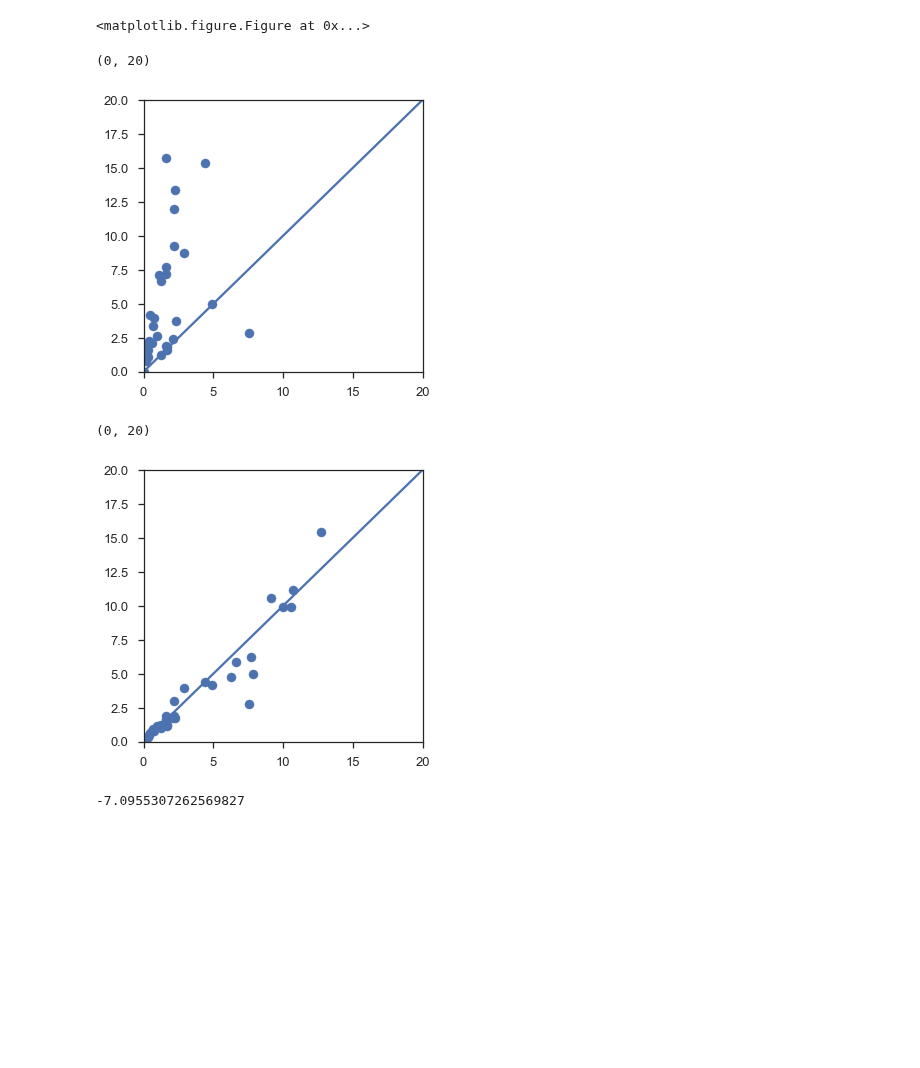
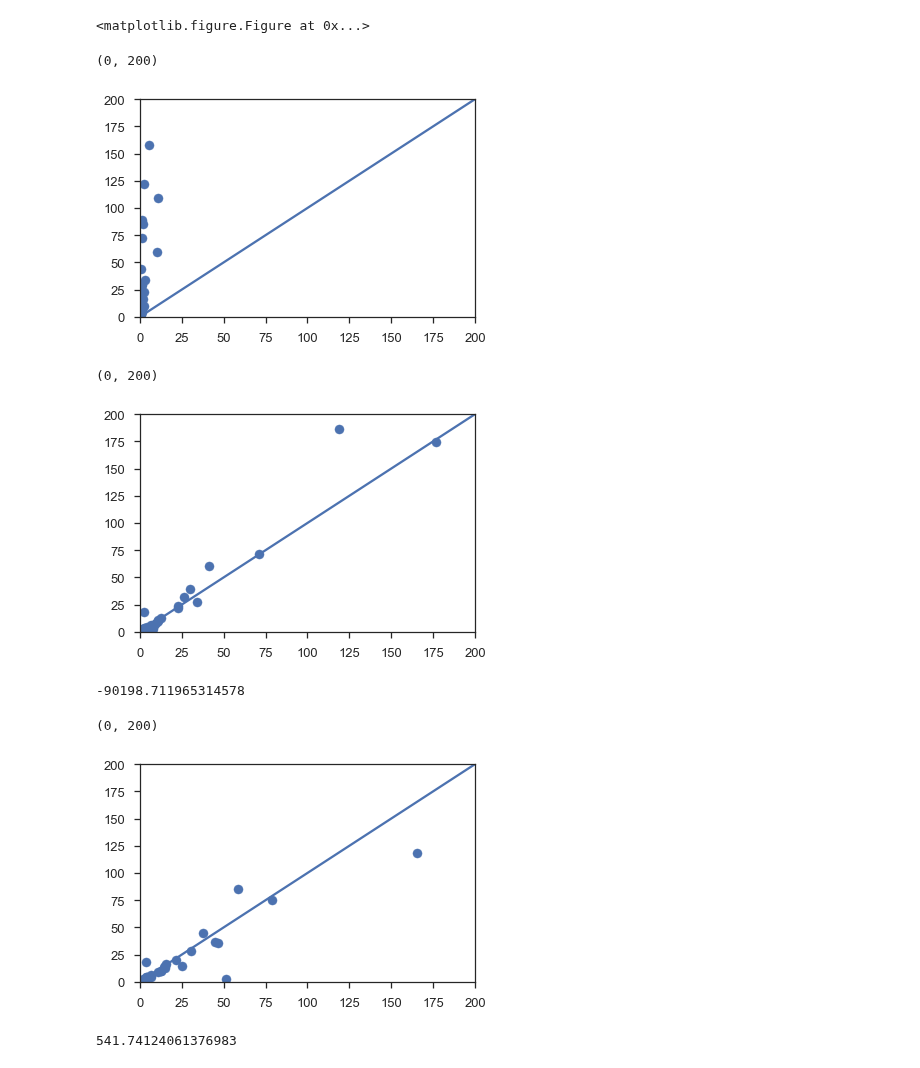
Before and after one commit to jessepisel/criticalandstrategic, a Jupyter notebook: Imputed Critical mineral EDA.ipynb, the cells around one changed output. Saved outputs shown, nothing was run; the diff lists cells and outputs as text; code cells hidden in the pictures; blank space fills up the shorter version.

```diff
--- a/Imputed Critical mineral EDA.ipynb
+++ b/Imputed Critical mineral EDA.ipynb
@@ -265,18 +265,18 @@ for i in range(len(dataColumns)):
 randomMae=[]
 for i in range(len(dataColumns)):
     try:
-        randoms=np.random.randint(0,np.ceil(np.max(correctValues[i])),len(correctValues[i]))
+        randoms=np.random.randint(0,np.ceil(np.max(nure[dataColumns[i]].dropna())),len(correctValues[i]))
     except:
         randoms=np.zeros(len(correctValues[5]))
     randomMae.append(mean_absolute_error(correctValues[i], randoms))
 # %%
 plt.scatter(mae, randomMae)
 plt.plot(range(300))
-plt.xlim(0,20)
-plt.ylim(0,20)
+plt.xlim(0,200)
+plt.ylim(0,200)
 # %% [output]
-(0, 20)
+(0, 200)
-[figure, old version]
+[figure, new version]
 # %%
 means=[]
 for i in range(len(dataColumns)):
@@ -288,16 +288,15 @@ for i in range(len(dataColumns)):
 # %%
 plt.scatter(mae, means)
 plt.plot(range(300))
-plt.xlim(0,20)
-plt.ylim(0,20)
+plt.xlim(0,200)
+plt.ylim(0,200)
 # %% [output]
-(0, 20)
+(0, 200)
-[figure, old version]
+[figure, new version]
 # %%
 differences=[]
 for i in range(len(mae)):
     differences.append(mae[i]-randomMae[i])
+sum(differences)
+# %% [output]
+-90198.711965314578
-# %%
-np.median(differences)
-# %% [output]
--7.0955307262569827
@@ -303,0 +317,15 @@ np.median(differences)
+# %%
+plt.scatter(imputedMSE,meansquared)
+plt.plot(range(5000))
+plt.xlim(0,200)
+plt.ylim(0,200)
+# %% [output]
+(0, 200)
+[figure, added]
+# %%
+differences=[]
+for i in range(len(meansquared)):
+    differences.append(imputedMSE[i]-meansquared[i])
+sum(differences)
+# %% [output]
+541.74124061376983
```
Also changed, not shown: parts of 7 cells of this notebook, 2 other files.
